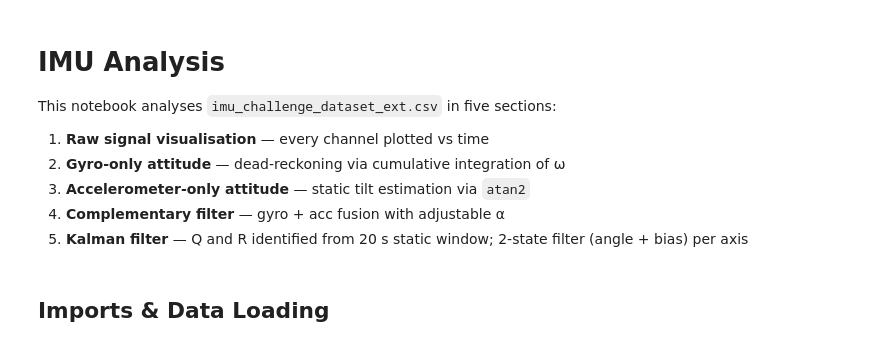
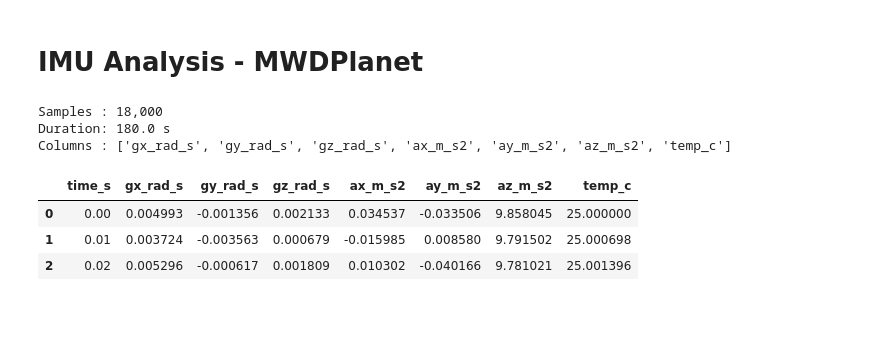
Before and after one commit to thefakhreddin/mwd, a Jupyter notebook: imu_analysis.ipynb, the cells around one changed output. Cells and saved outputs as stored; diff of their text form; code cells hidden in the pictures; blank space fills up the shorter version.

```diff
--- a/imu_analysis.ipynb
+++ b/imu_analysis.ipynb
@@ -1,28 +1,26 @@
 # %% [markdown]
-# IMU Analysis
-This notebook analyses `imu_challenge_dataset_ext.csv` in five sections:
-1. **Raw signal visualisation** — every channel plotted vs time
-2. **Gyro-only attitude** — dead-reckoning via cumulative integration of ω
-3. **Accelerometer-only attitude** — static tilt estimation via `atan2`
-4. **Complementary filter** — gyro + acc fusion with adjustable α
-5. **Kalman filter** — Q and R identified from 20 s static window; 2-state filter (angle + bias) per axis
+# IMU Analysis - MWDPlanet
-# %% [markdown]
-## Imports & Data Loading
 # %%
 import pandas as pd
 import numpy as np
 import matplotlib.pyplot as plt
 
-CSV_FILE = 'imu_challenge_dataset_ext.csv'
-df = pd.read_csv(CSV_FILE, skiprows=1)
+df = pd.read_csv('imu_challenge_dataset_ext.csv', skiprows=1)
 
-TIME_COL = 'time_s'
-t = df[TIME_COL].values
-data_cols = [c for c in df.columns if c != TIME_COL]
+t = df['time_s'].values
+data_cols = [c for c in df.columns if c != 'time_s']
 
 print(f'Samples : {len(df):,}')
 print(f'Duration: {t[-1]:.1f} s')
 print(f'Columns : {data_cols}')
 df.head(3)
+# %% [output]
+Samples : 18,000
+Duration: 180.0 s
+Columns : ['gx_rad_s', 'gy_rad_s', 'gz_rad_s', 'ax_m_s2', 'ay_m_s2', 'az_m_s2', 'temp_c']
+|  | time_s | gx_rad_s | gy_rad_s | gz_rad_s | ax_m_s2 | ay_m_s2 | az_m_s2 | temp_c |
+| 0 | 0.00 | 0.004993 | -0.001356 | 0.002133 | 0.034537 | -0.033506 | 9.858045 | 25.000000 |
+| 1 | 0.01 | 0.003724 | -0.003563 | 0.000679 | -0.015985 | 0.008580 | 9.791502 | 25.000698 |
+| 2 | 0.02 | 0.005296 | -0.000617 | 0.001809 | 0.010302 | -0.040166 | 9.781021 | 25.001396 |
 # %% [markdown]
 ---
```
Also changed, not shown: parts of 11 cells of this notebook, 6 other files.
